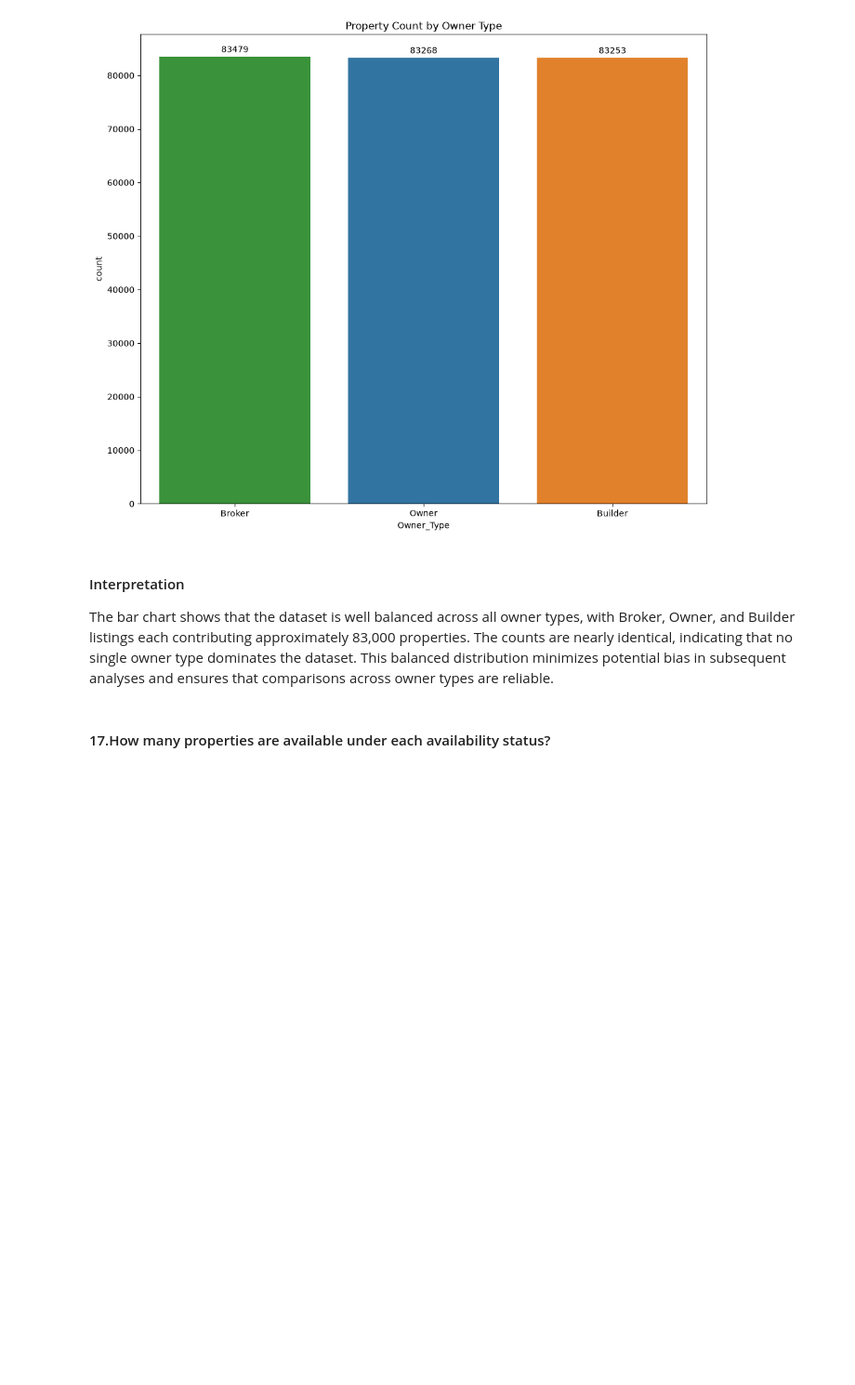
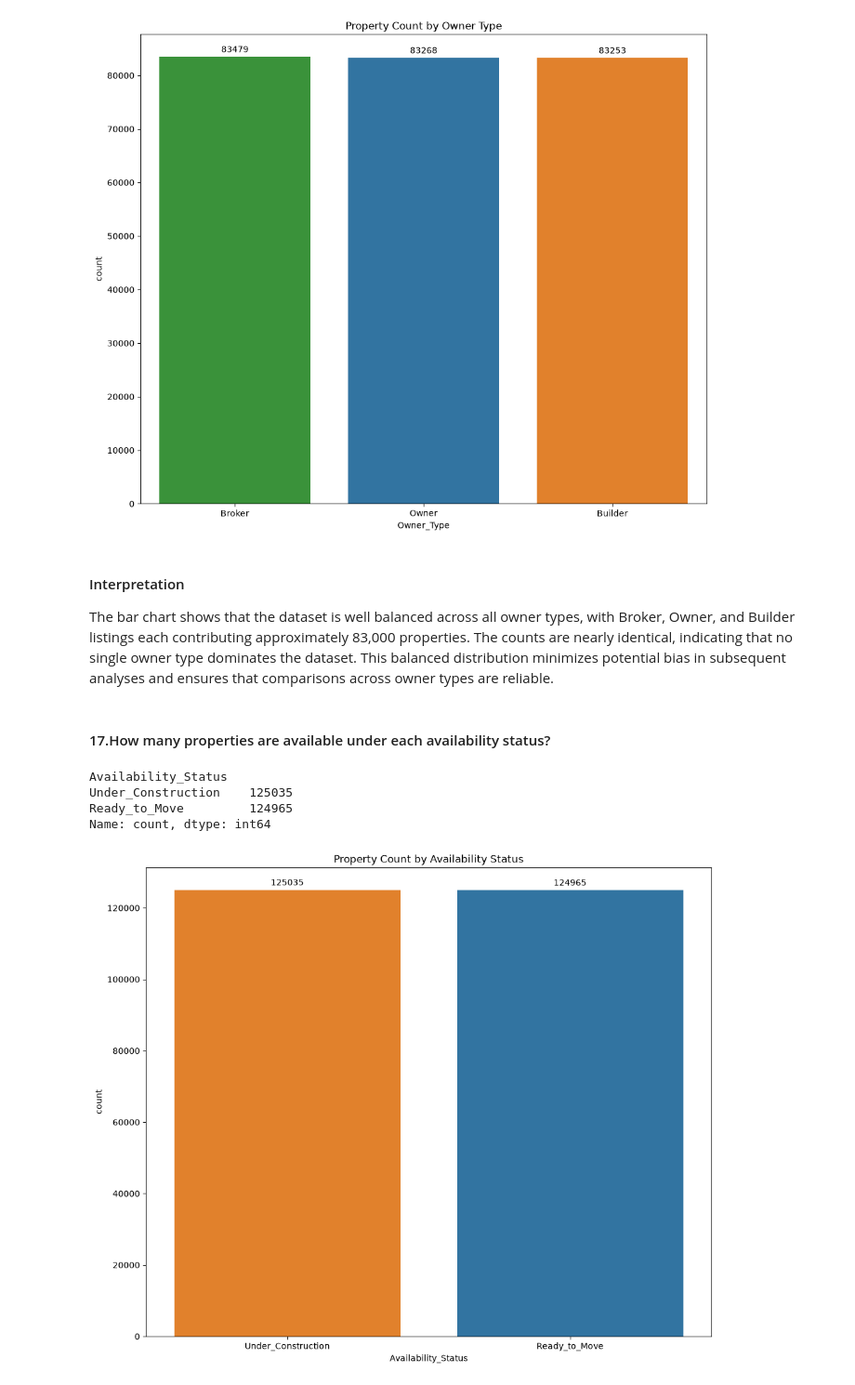
Before and after one commit to mukundnaramesh2605/Real-Estate-Investment-Advisor---Predicting-Property-Profitability-Future-Value, a Jupyter notebook: EDA.ipynb, the cells around one changed output. Shown at 93% size. Cells and saved outputs as stored; diff of their text form; code cells hidden in the pictures; blank space fills up the shorter version.

```diff
--- a/EDA.ipynb
+++ b/EDA.ipynb
@@ -552,3 +552,20 @@ Name: count, dtype: int64
 The bar chart shows that the dataset is well balanced across all owner types, with Broker, Owner, and Builder listings each contributing approximately 83,000 properties. The counts are nearly identical, indicating that no single owner type dominates the dataset. This balanced distribution minimizes potential bias in subsequent analyses and ensures that comparisons across owner types are reliable.
 # %% [markdown]
 #### 17.How many properties are available under each availability status?
+# %%
+display(housing_df['Availability_Status'].value_counts())
+plt.figure(figsize=(12,10))
+plt.title('Property Count by Availability Status')
+ax = sns.countplot(data=housing_df,
+              x='Availability_Status',
+              hue='Availability_Status',
+              order=housing_df['Availability_Status'].value_counts().index)
+for container in ax.containers:
+    ax.bar_label(container, padding=3)
+plt.show()
+# %% [output]
+Availability_Status
+Under_Construction    125035
+Ready_to_Move         124965
+Name: count, dtype: int64
+[figure, added]
```
Also changed, not shown: parts of 10 cells of this notebook.
